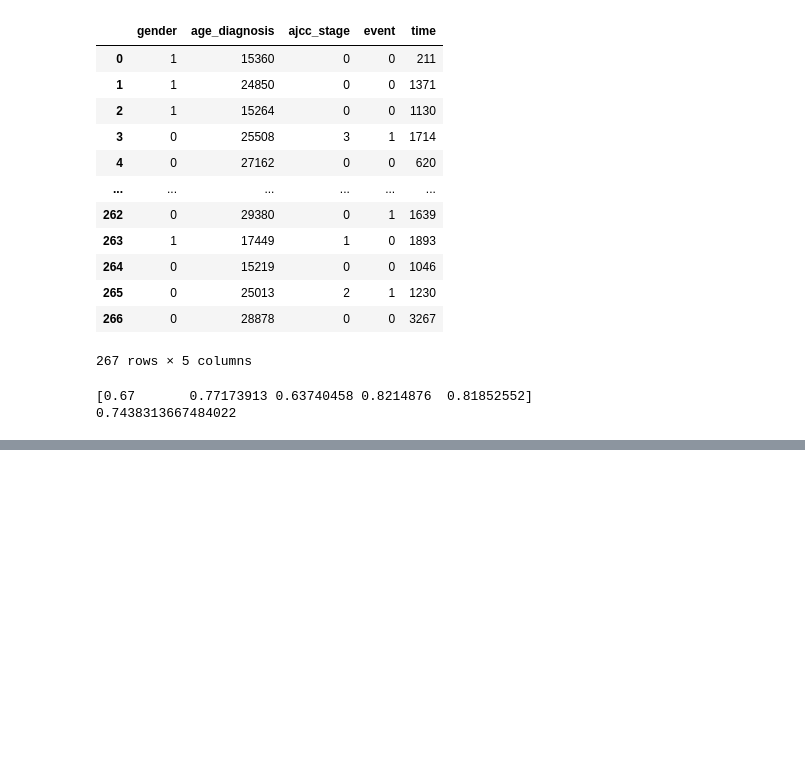
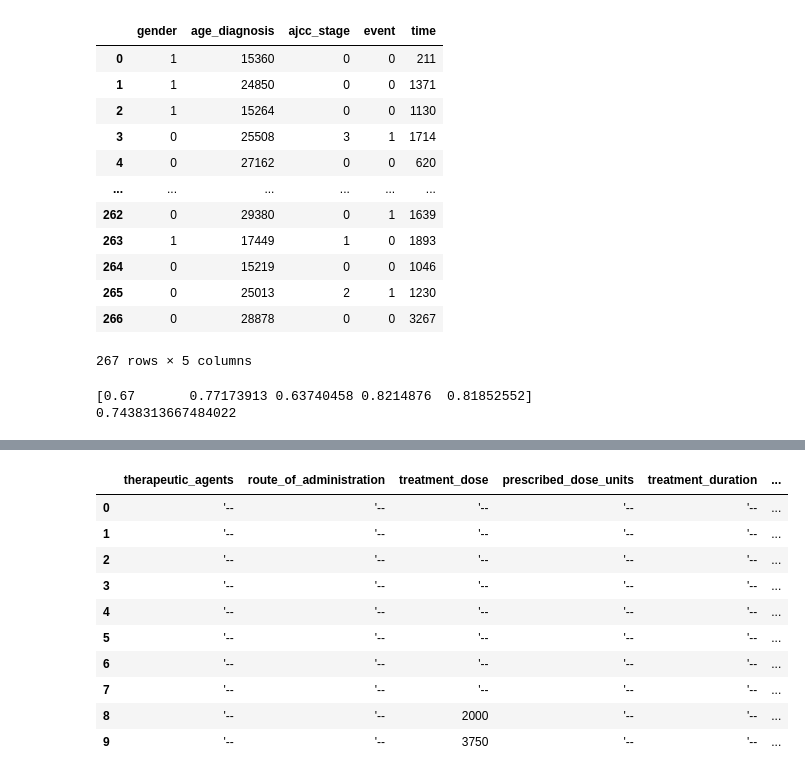
Before and after one commit to quanghieu31/multimodal-ccRCC, a Jupyter notebook: examples/clinical.ipynb, the cells around one changed output, grey strips where cells are left out. Cells and saved outputs as stored; diff of their text form; code cells hidden in the pictures; blank space fills up the shorter version.

```diff
--- a/examples/clinical.ipynb
+++ b/examples/clinical.ipynb
@@ -161,0 +164,9 @@ print(np.mean(c_index_results))
+# %%
+example_dir_path = r"D:\data\clinical.case-tcga-s9-a6tx-tcga-lgg.2025-02-14"
+
+df = pd.read_csv(os.path.join(example_dir_path, "clinical.tsv"), sep="\t")
+# %%
+import pandas as pd
+
+pd.set_option('display.max_columns', None)
+df
@@ -161,0 +183,30 @@ print(np.mean(c_index_results))
+# %%
+tcga_drug_response_variables = [
+    "therapeutic_agents",  # Specific drug names
+    "route_of_administration",  # How the drug was given
+    "treatment_dose",  # Dosage information
+    "prescribed_dose_units",  # Dosage units
+    "treatment_duration",  # Length of treatment
+    "treatment_intent_type",  # Curative vs. palliative
+    "best_overall_response",  # Response type (CR, PR, SD, PD)
+    "progression_or_recurrence",  # If the cancer worsened
+    "residual_disease",  # Remaining tumor burden post-treatment
+    "days_to_best_overall_response" , # Time taken to show Response
+    "treatment_or_therapy",
+    "treatment_type"
+
+]
+
+df[tcga_drug_response_variables]
+# %% [output]
+|  | therapeutic_agents | route_of_administration | treatment_dose | prescribed_dose_units | treatment_duration | ... |
+| 0 | '-- | '-- | '-- | '-- | '-- | ... |
+| 1 | '-- | '-- | '-- | '-- | '-- | ... |
+| 2 | '-- | '-- | '-- | '-- | '-- | ... |
+| 3 | '-- | '-- | '-- | '-- | '-- | ... |
+| 4 | '-- | '-- | '-- | '-- | '-- | ... |
+| 5 | '-- | '-- | '-- | '-- | '-- | ... |
+| 6 | '-- | '-- | '-- | '-- | '-- | ... |
+| 7 | '-- | '-- | '-- | '-- | '-- | ... |
+| 8 | '-- | '-- | 2000 | '-- | '-- | ... |
+| 9 | '-- | '-- | 3750 | '-- | '-- | ... |
```
Also changed, not shown: parts of 3 cells of this notebook, 3 other files.
